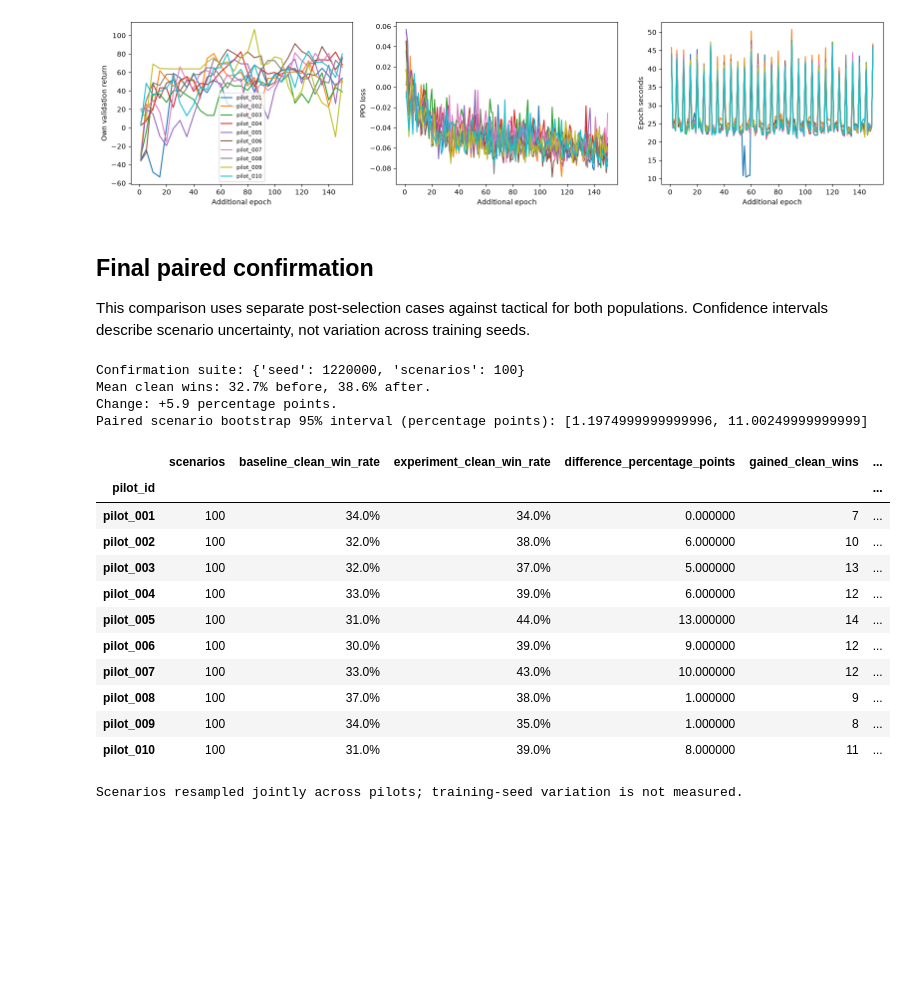
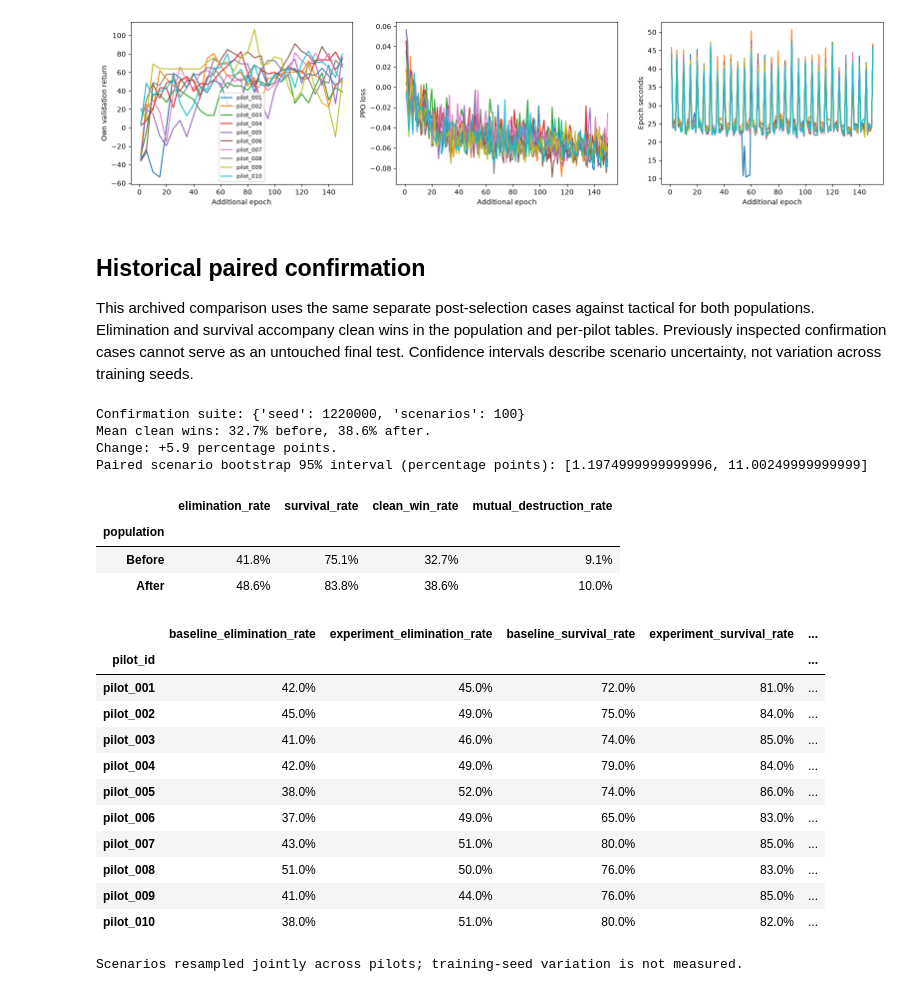
Before and after one commit to Rejn2024/Trajectory_Classification, a Jupyter notebook: notebooks/07_tactical_adaptation.ipynb, the cells around one changed output. Cells and saved outputs as stored; diff of their text form; code cells hidden in the pictures; blank space fills up the shorter version.

```diff
--- a/notebooks/07_tactical_adaptation.ipynb
+++ b/notebooks/07_tactical_adaptation.ipynb
@@ -92,7 +92,7 @@ for label, directory in (("Before", "baseline_assessment"), ("After", "adapted_a
         assert result["opponent_type"] == "tactical"
         summary = result["summary"]
         outcomes.append({"population": label, "pilot": file.parent.name, "cases": summary["scenarios"],
-                         **{name: summary[name] for name in ("clean_win_rate", "survival_rate", "mutual_destruction_rate",
+                         **{name: summary[name] for name in ("elimination_rate", "survival_rate", "clean_win_rate", "mutual_destruction_rate",
                                                           "loss_without_elimination_rate", "outcome_score")}})
 outcome_frame = pd.DataFrame(outcomes)
 if outcome_frame.empty:
@@ -103,11 +103,14 @@ else:
     print("Available pilot counts:", outcome_frame.groupby("population")["pilot"].count().to_dict())
     display(outcome_frame.groupby("population")[rate_columns + ["outcome_score"]].mean().style.format(
         {**{c: "{:.1%}" for c in rate_columns}, "outcome_score": "{:.1f}"}))
-    fig, ax = plt.subplots(figsize=(10, 4))
-    chart = outcome_frame.pivot(index="pilot", columns="population", values="clean_win_rate") * 100
-    chart.plot.bar(ax=ax, rot=0)
-    ax.set(ylabel="Tactical clean wins (%)", xlabel="Pilot", ylim=(0, 100))
-    ax.legend(title="Adaptation")
+    fig, axes = plt.subplots(1, 3, figsize=(17, 4.5))
+    for ax, metric, title in zip(axes, ("elimination_rate", "survival_rate", "clean_win_rate"),
+                               ("Elimination", "Survival", "Clean win")):
+        chart = outcome_frame.pivot(index="pilot", columns="population", values=metric) * 100
+        chart.index = chart.index.str.replace("pilot_", "", regex=False)
+        chart.plot.bar(ax=ax, rot=0)
+        ax.set(ylabel="Flights (%)", xlabel="Pilot", ylim=(0, 100), title=title)
+        ax.legend(title="Adaptation")
     plt.tight_layout()
     plt.show()
 # %% [output]
@@ -157,40 +160,59 @@ else:
 # %% [output]
 [figure]
 # %% [markdown]
-## Final paired confirmation
+## Historical paired confirmation
 
-This comparison uses separate post-selection cases against tactical for both populations. Confidence intervals describe scenario uncertainty, not variation across training seeds.
+This archived comparison uses the same separate post-selection cases against tactical for both populations. Elimination and survival accompany clean wins in the population and per-pilot tables. Previously inspected confirmation cases cannot serve as an untouched final test. Confidence intervals describe scenario uncertainty, not variation across training seeds.
 # %%
 comparison_path = JOB / "comparison.json"
 if not comparison_path.exists():
-    print("Final paired confirmation is pending.")
+    print("Historical paired confirmation is unavailable.")
 else:
     comparison = read_json(comparison_path)
     result = comparison["fresh_confirmation"]
     print("Confirmation suite:", comparison["confirmation_suite"])
     print(f"Mean clean wins: {result['baseline_mean_clean_win_rate']:.1%} before, "
           f"{result['experiment_mean_clean_win_rate']:.1%} after.")
     print(f"Change: {result['difference_percentage_points']:+.1f} percentage points.")
     print("Paired scenario bootstrap 95% interval (percentage points):",
           result["paired_scenario_bootstrap_ci95_percentage_points"])
     table = pd.DataFrame(result["pilots"]).set_index("pilot_id")
+    for pid in table.index:
+        before = read_json(JOB / "baseline_confirmation" / pid / "evaluation.json")["episodes"]
+        after = read_json(JOB / "training" / pid / "test_episodes.json")["episodes"]
+        assert [(e["seed"], e["scenario"]) for e in before] == [(e["seed"], e["scenario"]) for e in after]
+        for prefix, episodes in (("baseline", before), ("experiment", after)):
+            table.loc[pid, f"{prefix}_elimination_rate"] = sum(e["eliminated"] for e in episodes) / len(episodes)
+    population_rows = [
+        {"population": label, **{metric: table[f"{prefix}_{metric}"].mean()
+         for metric in ("elimination_rate", "survival_rate", "clean_win_rate", "mutual_destruction_rate")}}
+        for prefix, label in (("baseline", "Before"), ("experiment", "After"))
+    ]
+    display(pd.DataFrame(population_rows).set_index("population").style.format("{:.1%}"))
+    ordered = [f"{prefix}_{metric}" for metric in ("elimination_rate", "survival_rate", "clean_win_rate")
+               for prefix in ("baseline", "experiment")]
+    table = table[ordered + [c for c in table if c not in ordered]]
     display(table.style.format({c: "{:.1%}" for c in table if c.endswith("_rate")}))
     print(result["uncertainty_note"])
 # %% [output]
 Confirmation suite: {'seed': 1220000, 'scenarios': 100}
 Mean clean wins: 32.7% before, 38.6% after.
 Change: +5.9 percentage points.
 Paired scenario bootstrap 95% interval (percentage points): [1.1974999999999996, 11.00249999999999]
-|  | scenarios | baseline_clean_win_rate | experiment_clean_win_rate | difference_percentage_points | gained_clean_wins | ... |
-| pilot_id |  |  |  |  |  | ... |
-| pilot_001 | 100 | 34.0% | 34.0% | 0.000000 | 7 | ... |
-| pilot_002 | 100 | 32.0% | 38.0% | 6.000000 | 10 | ... |
-| pilot_003 | 100 | 32.0% | 37.0% | 5.000000 | 13 | ... |
-| pilot_004 | 100 | 33.0% | 39.0% | 6.000000 | 12 | ... |
-| pilot_005 | 100 | 31.0% | 44.0% | 13.000000 | 14 | ... |
-| pilot_006 | 100 | 30.0% | 39.0% | 9.000000 | 12 | ... |
-| pilot_007 | 100 | 33.0% | 43.0% | 10.000000 | 12 | ... |
-| pilot_008 | 100 | 37.0% | 38.0% | 1.000000 | 9 | ... |
-| pilot_009 | 100 | 34.0% | 35.0% | 1.000000 | 8 | ... |
-| pilot_010 | 100 | 31.0% | 39.0% | 8.000000 | 11 | ... |
+|  | elimination_rate | survival_rate | clean_win_rate | mutual_destruction_rate |
+| population |  |  |  |  |
+| Before | 41.8% | 75.1% | 32.7% | 9.1% |
+| After | 48.6% | 83.8% | 38.6% | 10.0% |
+|  | baseline_elimination_rate | experiment_elimination_rate | baseline_survival_rate | experiment_survival_rate | ... |
+| pilot_id |  |  |  |  | ... |
+| pilot_001 | 42.0% | 45.0% | 72.0% | 81.0% | ... |
+| pilot_002 | 45.0% | 49.0% | 75.0% | 84.0% | ... |
+| pilot_003 | 41.0% | 46.0% | 74.0% | 85.0% | ... |
+| pilot_004 | 42.0% | 49.0% | 79.0% | 84.0% | ... |
+| pilot_005 | 38.0% | 52.0% | 74.0% | 86.0% | ... |
+| pilot_006 | 37.0% | 49.0% | 65.0% | 83.0% | ... |
+| pilot_007 | 43.0% | 51.0% | 80.0% | 85.0% | ... |
+| pilot_008 | 51.0% | 50.0% | 76.0% | 83.0% | ... |
+| pilot_009 | 41.0% | 44.0% | 76.0% | 85.0% | ... |
+| pilot_010 | 38.0% | 51.0% | 80.0% | 82.0% | ... |
 Scenarios resampled jointly across pilots; training-seed variation is not measured.
```
Also changed, not shown: parts of 3 cells of this notebook, 13 other files.
